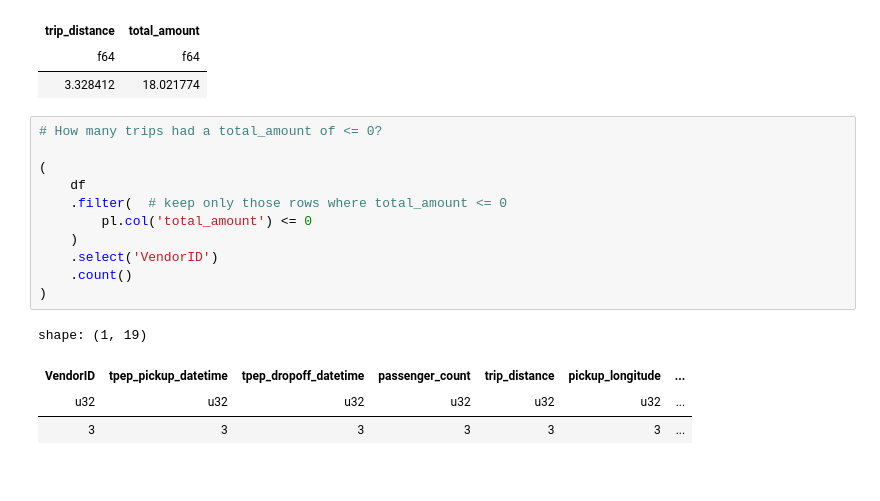
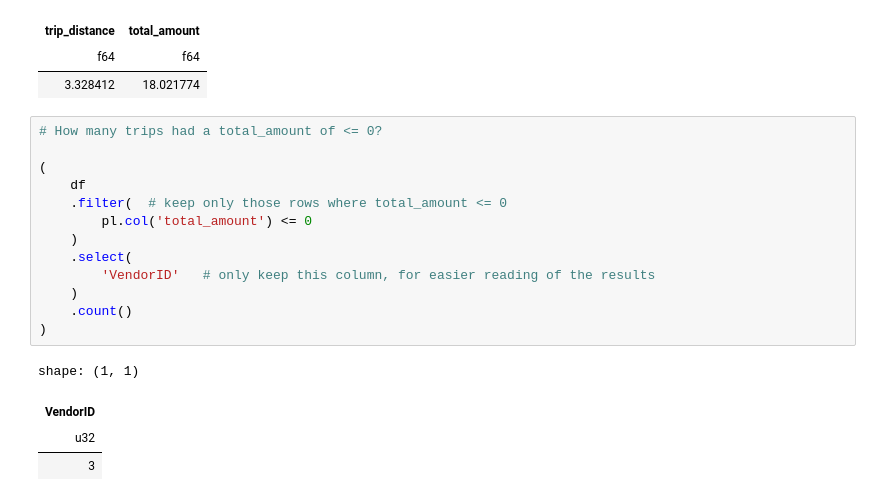
Before and after one commit to opagani/2024-08Aug-25-polars, a Jupyter notebook: LernerPython - 2024-08Aug-25-polars.ipynb, the cells around one changed output. Drawn from its saved outputs; the diff is of its cells as text.

```diff
--- a/LernerPython - 2024-08Aug-25-polars.ipynb
+++ b/LernerPython - 2024-08Aug-25-polars.ipynb
@@ -885,16 +885,18 @@ shape: (1, 2)
 # %%
 # How many trips had a total_amount of <= 0?
 
 (
     df
     .filter(  # keep only those rows where total_amount <= 0
         pl.col('total_amount') <= 0
     )
-    .select('VendorID')
+    .select(
+        'VendorID'   # only keep this column, for easier reading of the results
+    )
     .count()
 )
 # %% [output]
-shape: (1, 19)
+shape: (1, 1)
-| VendorID | tpep_pickup_datetime | tpep_dropoff_datetime | passenger_count | trip_distance | pickup_longitude | ... |
-| u32 | u32 | u32 | u32 | u32 | u32 | ... |
-| 3 | 3 | 3 | 3 | 3 | 3 | ... |
+| VendorID |
+| u32 |
+| 3 |
```
